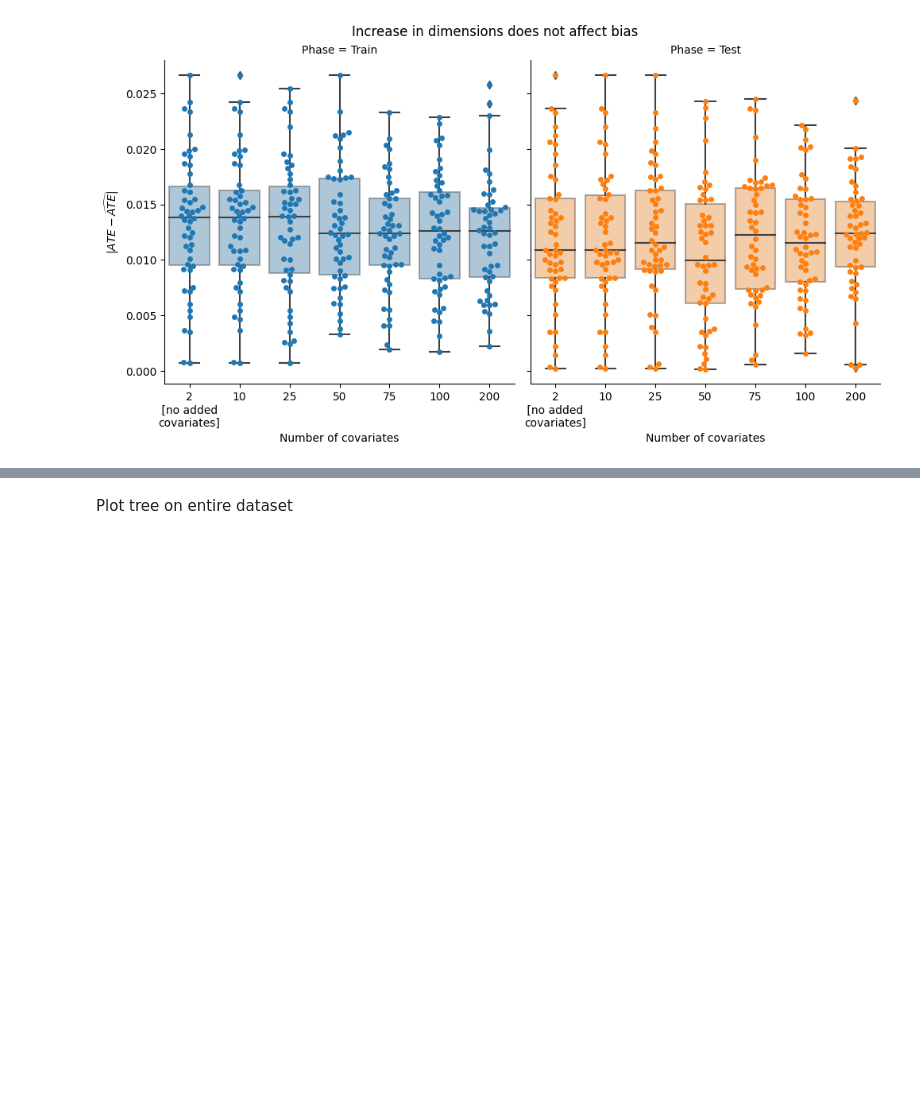
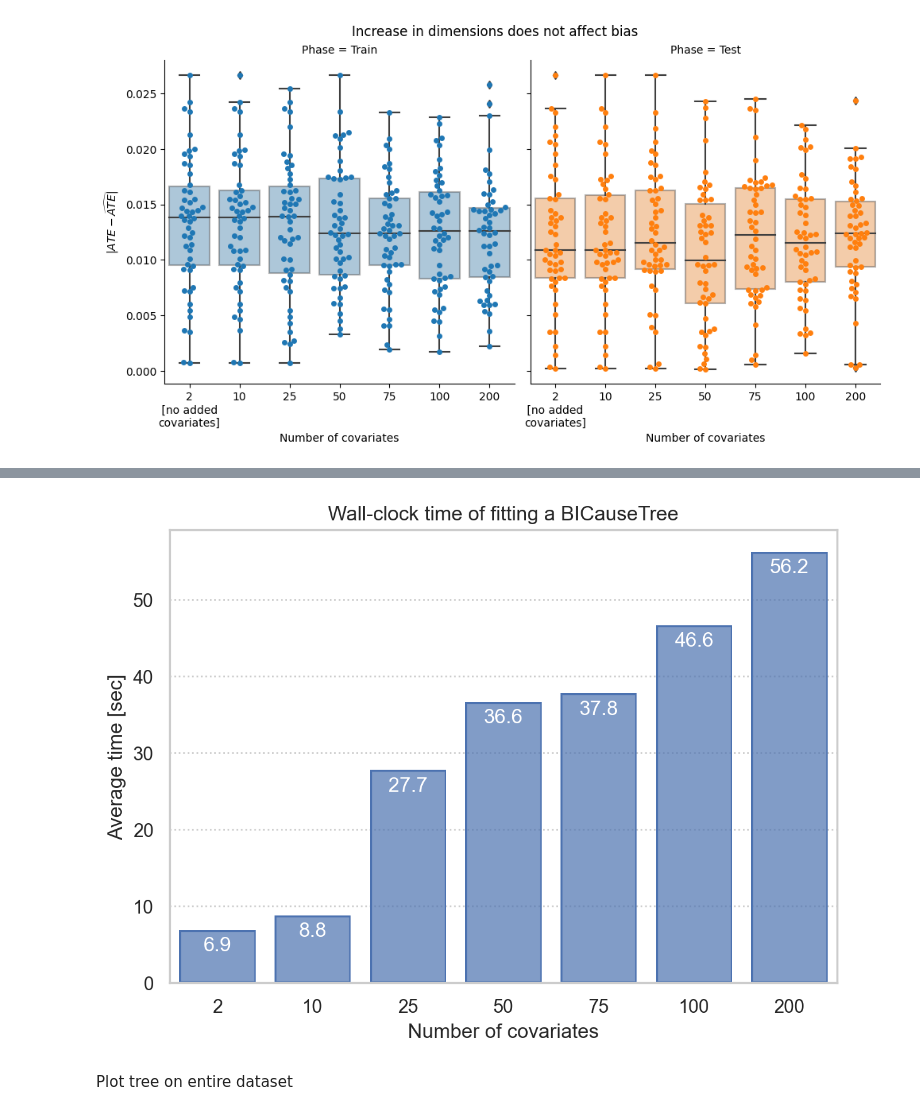
Before and after one commit to IBM-HRL-MLHLS/BICause-Trees, a Jupyter notebook: high_dimensional_experiment.ipynb, the cells around one changed output, grey strips where cells are left out. Saved outputs shown, nothing was run; the diff lists cells and outputs as text; code cells hidden in the pictures; blank space fills up the shorter version.

```diff
--- a/high_dimensional_experiment.ipynb
+++ b/high_dimensional_experiment.ipynb
@@ -278,3 +315,9 @@ for ext in ["svg", "png", "pdf"]:
+# %%
+p.save("figures\high_dimensional_time.pdf")
+p.save("figures\high_dimensional_time.svg")
+p.save("figures\high_dimensional_time.png")
+# %% [output]
+[figure, added]
 # %% [markdown]
 Plot tree on entire dataset
 # %%
```
Also changed, not shown: parts of 3 cells of this notebook.
